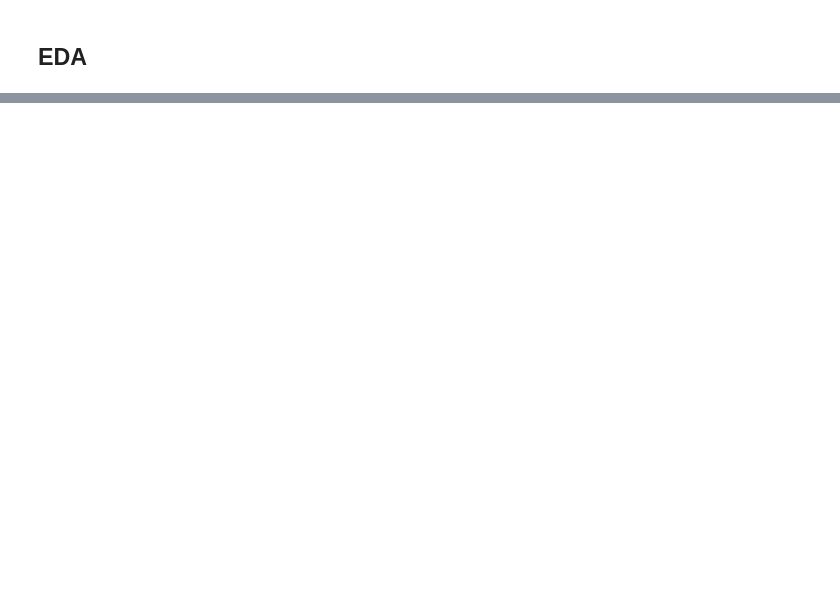
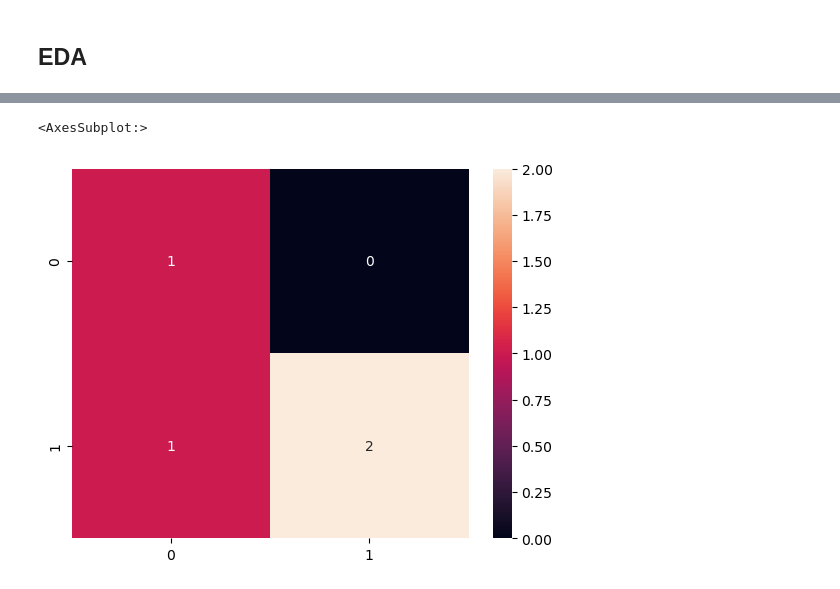
Before and after one commit to KirstyGos/HR_Analytics_Attrition, a Jupyter notebook: hr_analytics_attrition.ipynb, the cells around one changed output, grey strips where cells are left out. Cells and saved outputs as stored; diff of their text form; code cells hidden in the pictures; blank space fills up the shorter version.

```diff
--- a/hr_analytics_attrition.ipynb
+++ b/hr_analytics_attrition.ipynb
@@ -259,0 +478,5 @@ data_cat_dumm.head()
+# %%
+actual = [0, 1, 1, 1] #these are the actual values
+predicted = [0, 0, 1, 1]
+df = pd.DataFrame(data = {"acutal":actual, "predicted":predicted})
+df
@@ -259,0 +489,7 @@ data_cat_dumm.head()
+# %%
+cm = metrics.confusion_matrix(actual, predicted)
+# %%
+sns.heatmap(cm, annot = True)
+# %% [output]
+<AxesSubplot:>
+[figure, added]
```
Also changed, not shown: parts of 48 cells of this notebook.
